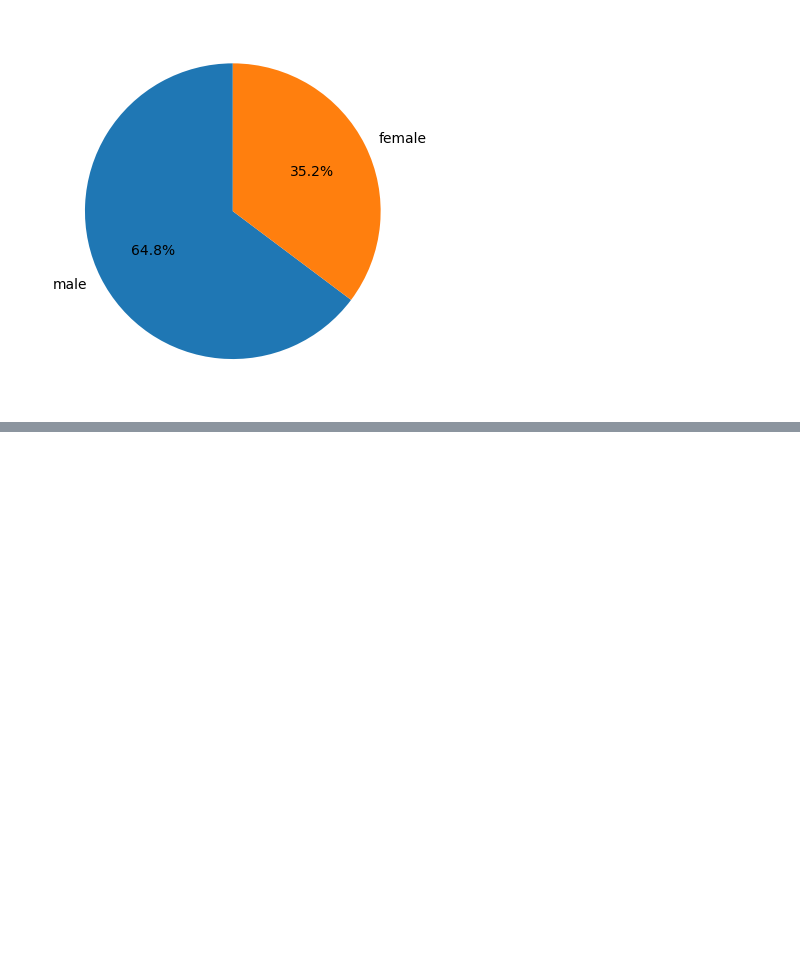
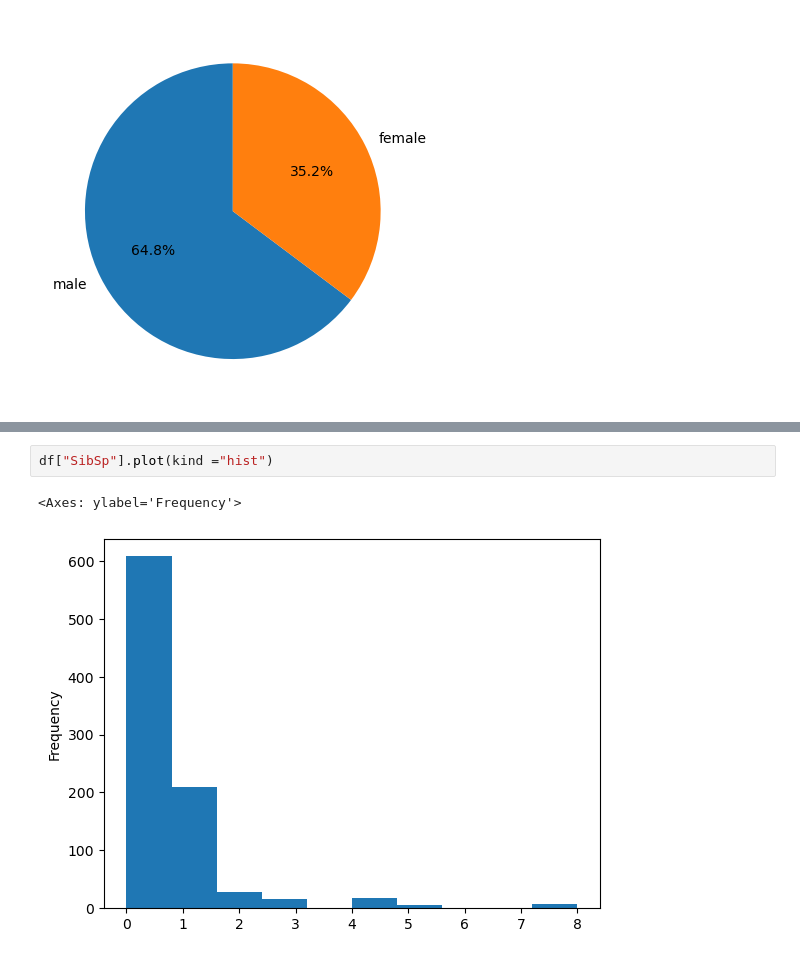
Before and after one commit to ipartzix/AI-ML-ENGINEERING-JOURNY, a Jupyter notebook: 10_Projects/02_Titanic_EDA_Project/notebooks/eda_analysis.ipynb, the cells around one changed output, grey strips where cells are left out. Saved outputs shown, nothing was run; the diff lists cells and outputs as text; blank space fills up the shorter version.

```diff
--- a/10_Projects/02_Titanic_EDA_Project/notebooks/eda_analysis.ipynb
+++ b/10_Projects/02_Titanic_EDA_Project/notebooks/eda_analysis.ipynb
@@ -238,0 +256,5 @@ df["Sex"].value_counts().plot(kind ="pie",autopct="%1.1f%%",  # <--- THIS shows
+# %%
+df["SibSp"].plot(kind ="hist")
+# %% [output]
+<Axes: ylabel='Frequency'>
+[figure, added]
```
Also changed, not shown: parts of 6 cells of this notebook.
